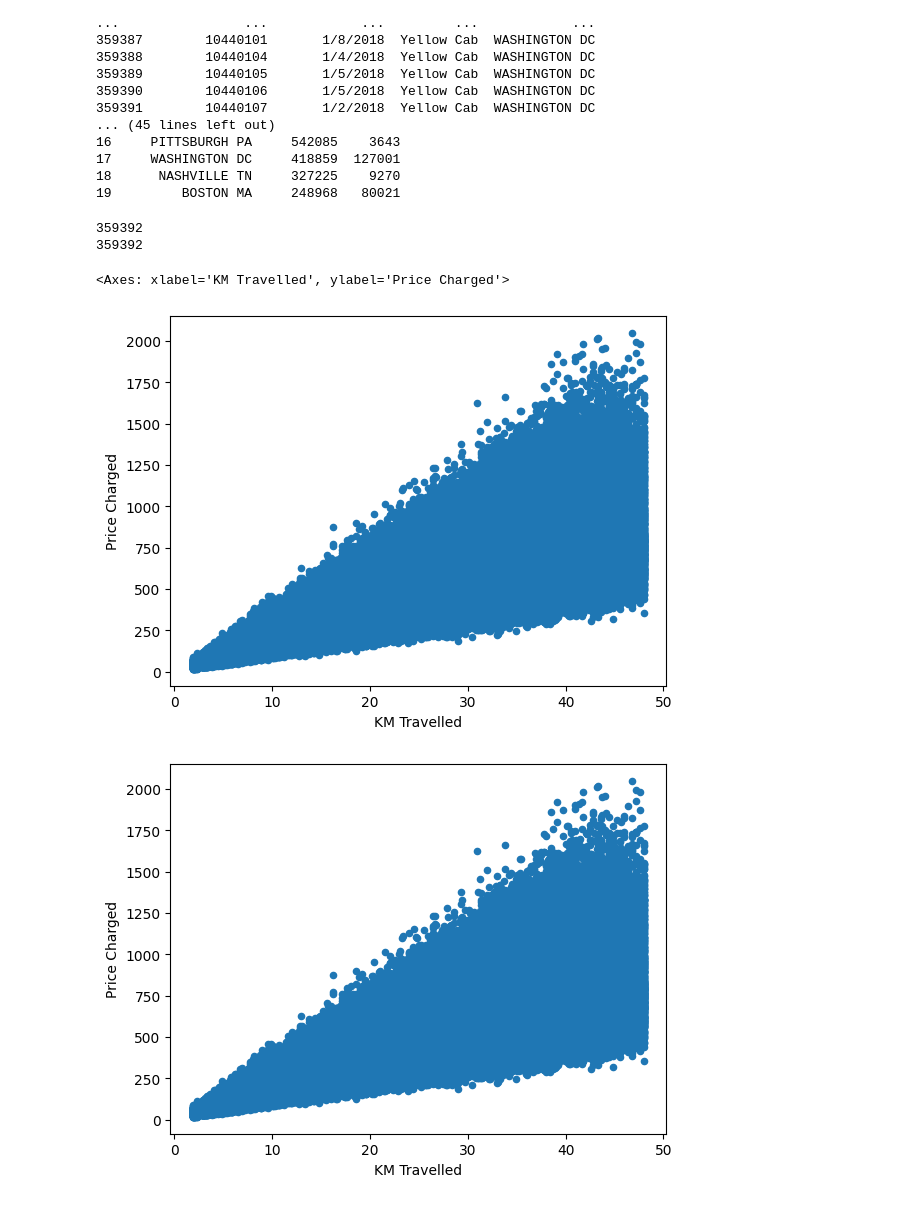
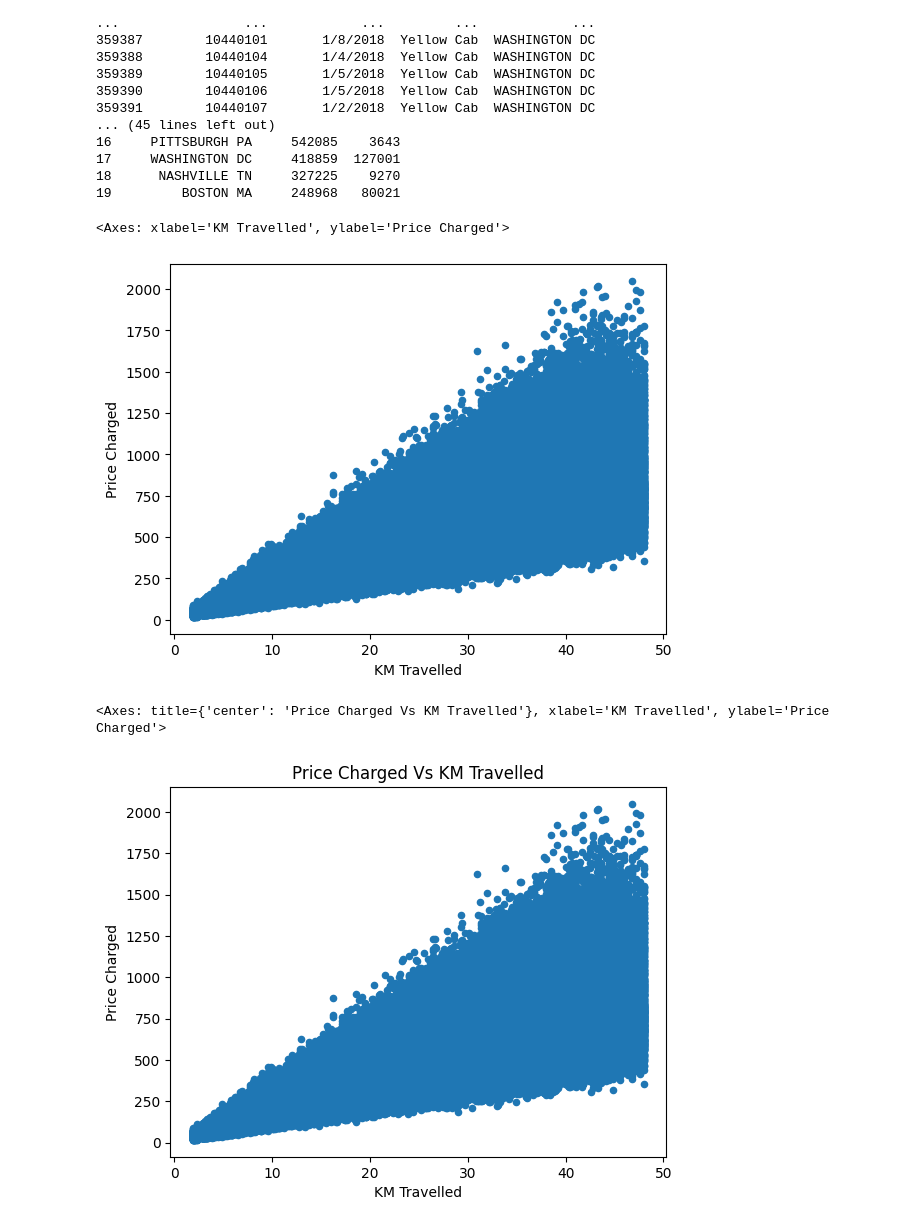
Before and after one commit to AryaSriva/DataSets, a Jupyter notebook: EDA.ipynb, the cells around one changed output. Saved outputs shown, nothing was run; the diff lists cells and outputs as text; code cells hidden in the pictures.

```diff
--- a/EDA.ipynb
+++ b/EDA.ipynb
@@ -1,10 +1,20 @@
 # %%
 import pandas as pd
-#import files into DataFrames using pandas and perform merges as necessary
+import numpy as np
+#import files into DataFrames using pandas and drop duplicate and null values for each file
 cabData = pd.read_csv('Cab_Data.csv')
+cabData.dropna(subset=cabData.columns, inplace=True)
+cabData.drop_duplicates(subset=['Transaction ID'], inplace=True)
 cityData = pd.read_csv('City.csv')
+cityData.dropna(subset=cityData.columns, inplace=True)
+cityData.drop_duplicates(subset=['City'], inplace=True)
 customerData = pd.read_csv('Customer_ID.csv')
+customerData.dropna(subset=customerData.columns, inplace=True)
+customerData.drop_duplicates(subset=['Customer ID'], inplace=True)
 transactionData = pd.read_csv('Transaction_ID.csv')
+transactionData.dropna(subset=transactionData.columns, inplace=True)
+transactionData.drop_duplicates(subset=['Transaction ID'], inplace=True)
+#perform merges
 transactionData = transactionData.merge(customerData, on="Customer ID", how='left')
 cabData = cabData.merge(transactionData, on="Transaction ID", how="left")
 #convert numeric columns to proper int format and separate month and year from date to make analysis easier
@@ -12,7 +22,7 @@ cityData.loc[:, 'Population'] = cityData['Population'].str.replace(',', '').asty
 cityData.loc[:, 'Users'] = cityData['Users'].str.replace(",", "").astype(int)
 cabData.loc[:, 'Year'] = cabData['Date of Travel'].str.split("/").str[2]
 cabData.loc[:, 'Month'] = cabData['Date of Travel'].str.split("/").str[0]
-#remove null rows and duplicate transactions
+#remove null rows and duplicate transactions from merged database
 cityData.dropna(subset=cityData.columns, inplace=True)
 cabData.dropna(subset=cabData.columns, inplace=True)
 cabData.drop_duplicates(subset=['Transaction ID'], inplace=True)
@@ -37,20 +47,26 @@ print(cityData)
 17     WASHINGTON DC     418859  127001
 18      NASHVILLE TN     327225    9270
 19         BOSTON MA     248968   80021
+# %%
+#First establish that the price charged is proportional to the distance traveled
+cabData.plot(kind="scatter", x="KM Travelled", y="Price Charged")
+# %% [output]
+<Axes: xlabel='KM Travelled', ylabel='Price Charged'>
+[figure, added]
 # %%
-#First establish that the price charged is proportional to the distance traveled
-cabData.plot(kind="scatter", x="KM Travelled", y="Price Charged")
-#perform outlier detection based on distance traveled
+#perform outlier detection based on distance traveled and price charged
 firstQ = cabData['KM Travelled'].quantile(.25)
 thirdQ = cabData['KM Travelled'].quantile(.75)
 iqr = thirdQ - firstQ
+priceFirstQ = cabData['Price Charged'].quantile(.25)
+priceThirdQ = cabData['Price Charged'].quantile(.75)
+priceIQR = priceThirdQ - priceFirstQ
+indexesToDrop = []
 for i in range(len(cabData['KM Travelled'])):
-    if cabData['KM Travelled'][i] < firstQ - 1.5*iqr or cabData['KM Travelled'][i] > thirdQ + 1.5*iqr:
-        cabData.drop([i])
-cabData.plot(kind="scatter", x="KM Travelled", y="Price Charged")
+    if cabData['KM Travelled'][i] < firstQ - 1.5*iqr or cabData['KM Travelled'][i] > thirdQ + 1.5*iqr or cabData['Price Charged'][i] < priceFirstQ - 1.5*priceIQR or cabData['Price Charged'][i] > priceThirdQ + 1.5*priceIQR:
+        indexesToDrop += [i]
+cabData.drop(indexesToDrop)
+cabData.plot(kind="scatter", x="KM Travelled", y="Price Charged", title="Price Charged Vs KM Travelled")
 # %% [output]
-359392
-359392
+<Axes: title={'center': 'Price Charged Vs KM Travelled'}, xlabel='KM Travelled', ylabel='Price Charged'>
-<Axes: xlabel='KM Travelled', ylabel='Price Charged'>
-[figure, old version]
+[figure, new version]
-[figure, removed]
```
Also changed, not shown: parts of 6 cells of this notebook.
